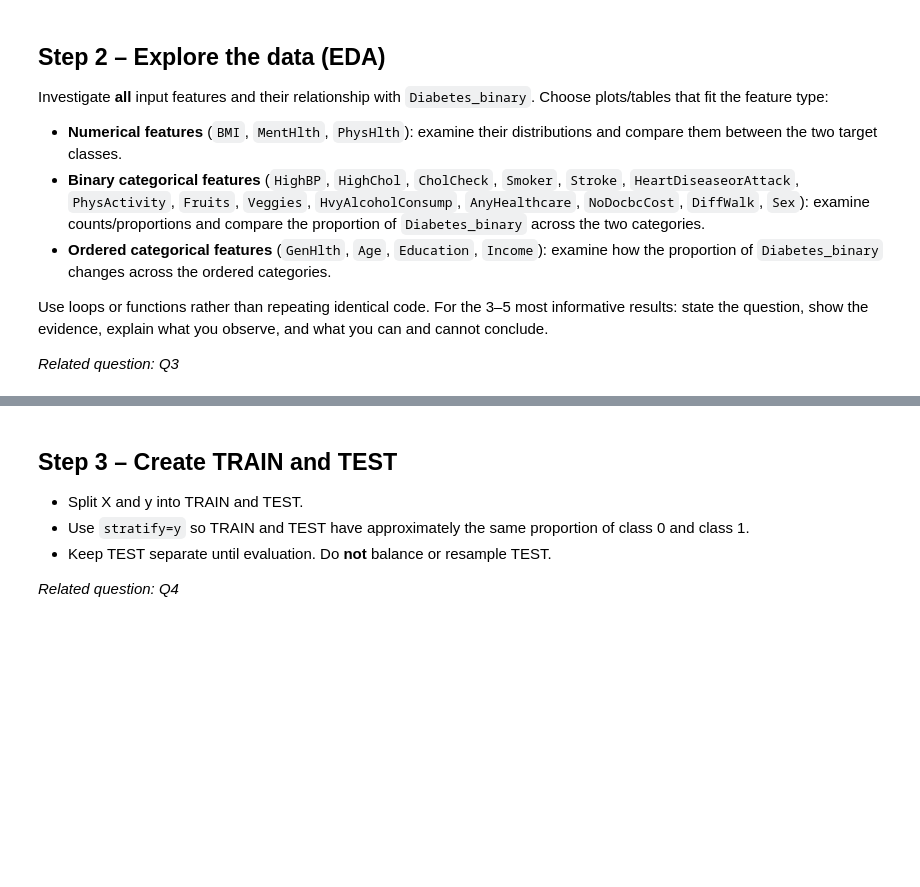
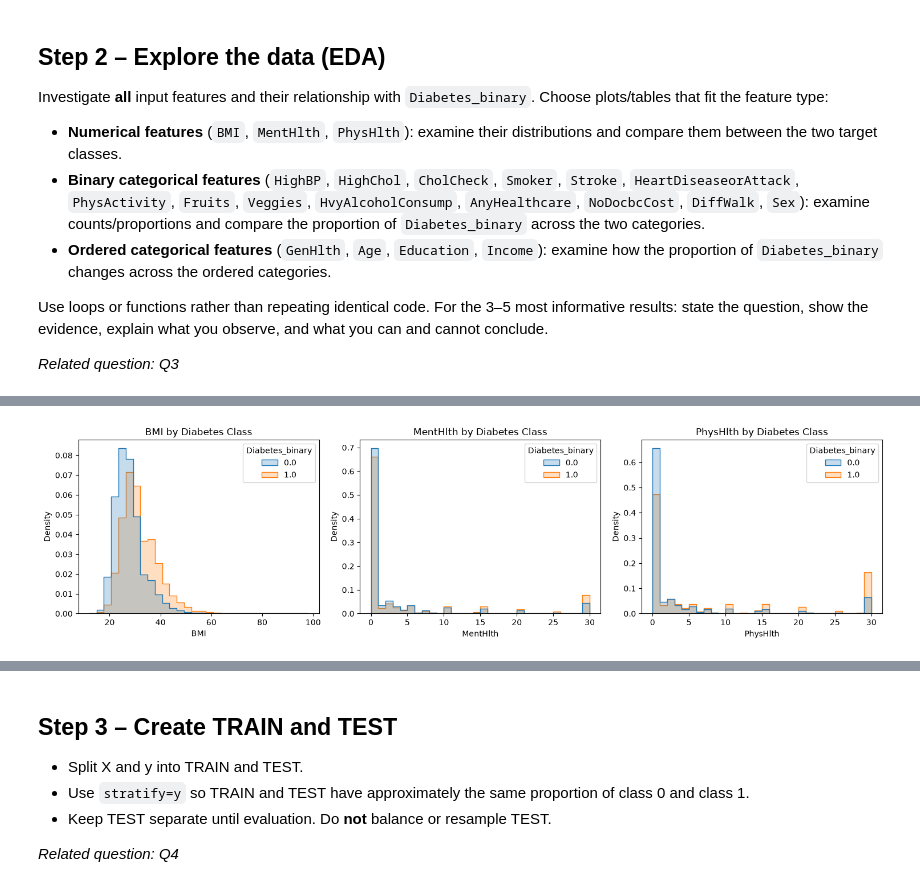
Before and after one commit to Frednos/Machine-Learning-Assignment-2, a Jupyter notebook: Assignment_2.ipynb, the cells around one changed output, grey strips where cells are left out. Saved outputs shown, nothing was run; the diff lists cells and outputs as text; code cells hidden in the pictures; blank space fills up the shorter version.

```diff
--- a/Assignment_2.ipynb
+++ b/Assignment_2.ipynb
@@ -82,0 +152,23 @@ Use loops or functions rather than repeating identical code. For the 3–5 most
+# %%
+fig, axes = plt.subplots(1, 3, figsize=(15, 4))
+
+for ax, feature in zip(axes, numerical_features):
+    sns.histplot(
+        data=df,
+        x=feature,
+        hue="Diabetes_binary",
+        bins=30,
+        stat="density",
+        common_norm=False,
+        element="step",
+        ax=ax
+    )
+
+    ax.set_title(f"{feature} by Diabetes Class")
+    ax.set_xlabel(feature)
+    ax.set_ylabel("Density")
+
+plt.tight_layout()
+plt.show()
+# %% [output]
+[figure, added]
```
Also changed, not shown: parts of 8 cells of this notebook.
